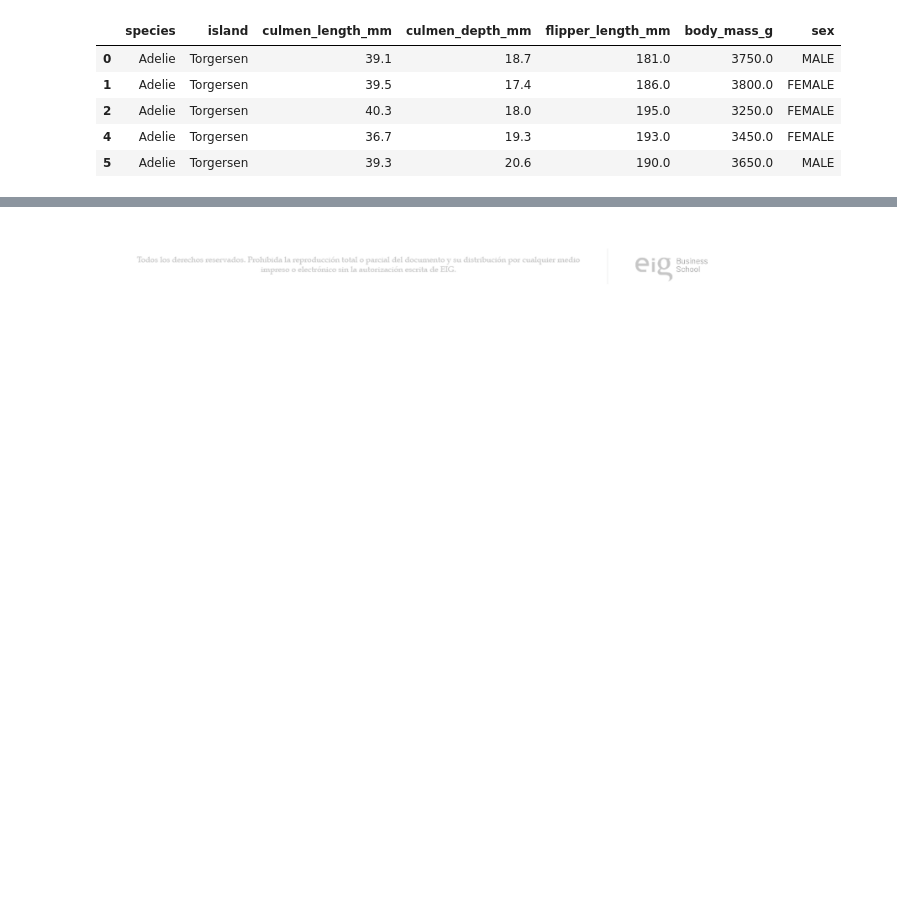
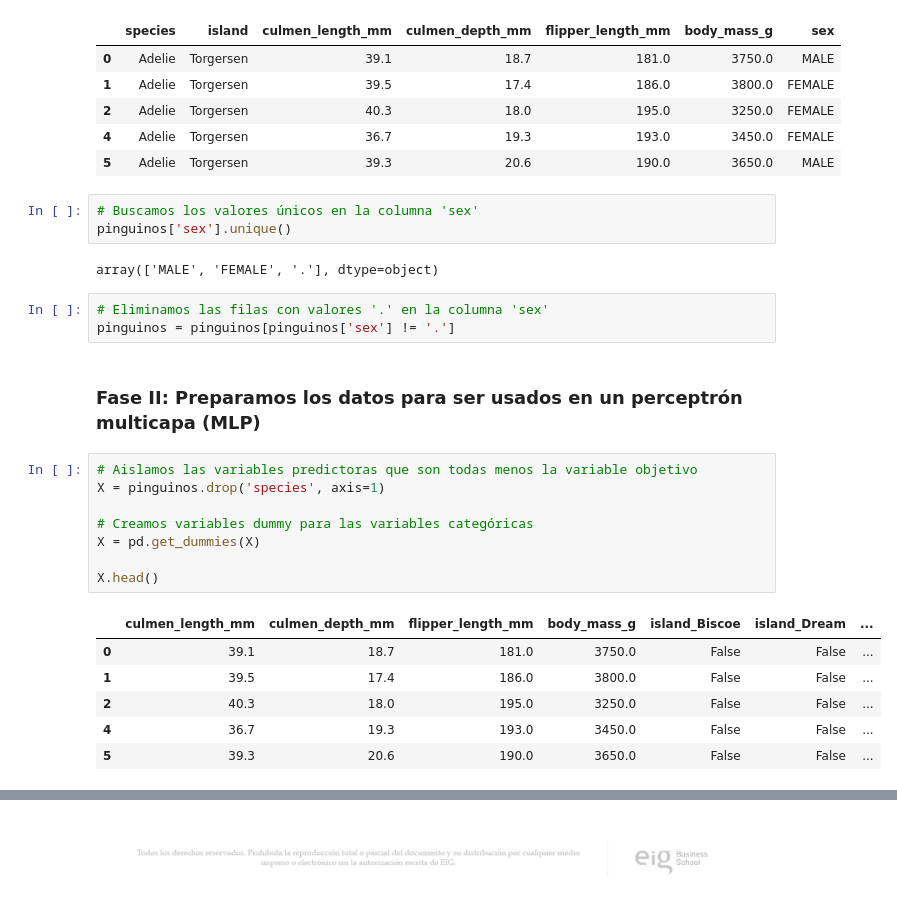
Before and after one commit to eugeniomorocho/Notebooks_DataMining, a Jupyter notebook: Tema 3 - Modelado y Evaluacion en Data Mining/Prueba práctica 3 - Ajuste de Hiperparámetros para clasificación de Pinguinos Palmer.ipynb, the cells around one changed output, grey strips where cells are left out. Cells and saved outputs as stored; diff of their text form; blank space fills up the shorter version.

```diff
--- a/Tema 3 - Modelado y Evaluacion en Data Mining/Prueba práctica 3 - Ajuste de Hiperparámetros para clasificación de Pinguinos Palmer.ipynb
+++ b/Tema 3 - Modelado y Evaluacion en Data Mining/Prueba práctica 3 - Ajuste de Hiperparámetros para clasificación de Pinguinos Palmer.ipynb
@@ -55,3 +55,28 @@ pinguinos.head()
 | 2 | Adelie | Torgersen | 40.3 | 18.0 | 195.0 | 3250.0 | FEMALE |
 | 4 | Adelie | Torgersen | 36.7 | 19.3 | 193.0 | 3450.0 | FEMALE |
 | 5 | Adelie | Torgersen | 39.3 | 20.6 | 190.0 | 3650.0 | MALE |
+# %%
+# Buscamos los valores únicos en la columna 'sex'
+pinguinos['sex'].unique()
+# %% [output]
+array(['MALE', 'FEMALE', '.'], dtype=object)
+# %%
+# Eliminamos las filas con valores '.' en la columna 'sex'
+pinguinos = pinguinos[pinguinos['sex'] != '.']
+# %% [markdown]
+### **Fase II:** Preparamos los datos para ser usados en un perceptrón multicapa (MLP)
+# %%
+# Aislamos las variables predictoras que son todas menos la variable objetivo
+X = pinguinos.drop('species', axis=1)
+
+# Creamos variables dummy para las variables categóricas
+X = pd.get_dummies(X)
+
+X.head()
+# %% [output]
+|  | culmen_length_mm | culmen_depth_mm | flipper_length_mm | body_mass_g | island_Biscoe | island_Dream | ... |
+| 0 | 39.1 | 18.7 | 181.0 | 3750.0 | False | False | ... |
+| 1 | 39.5 | 17.4 | 186.0 | 3800.0 | False | False | ... |
+| 2 | 40.3 | 18.0 | 195.0 | 3250.0 | False | False | ... |
+| 4 | 36.7 | 19.3 | 193.0 | 3450.0 | False | False | ... |
+| 5 | 39.3 | 20.6 | 190.0 | 3650.0 | False | False | ... |
```
Also changed, not shown: parts of 19 cells of this notebook, 1 other file.
